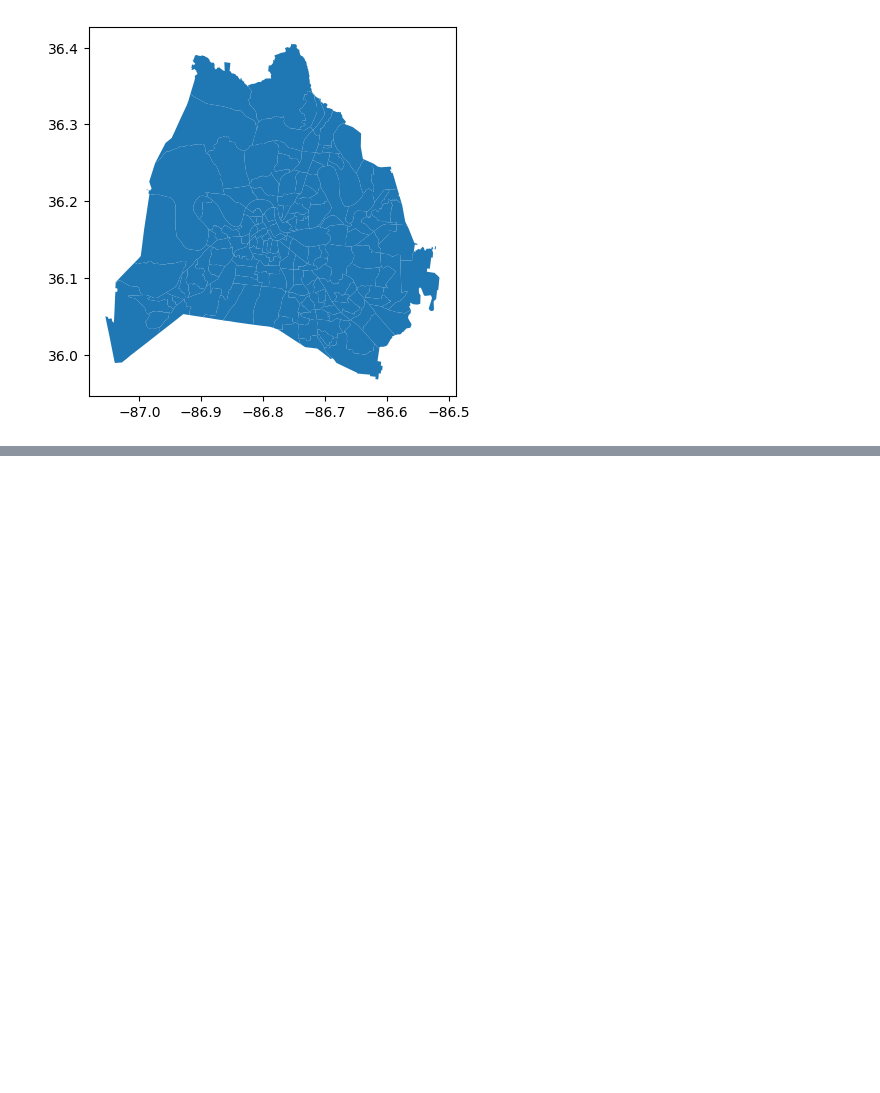
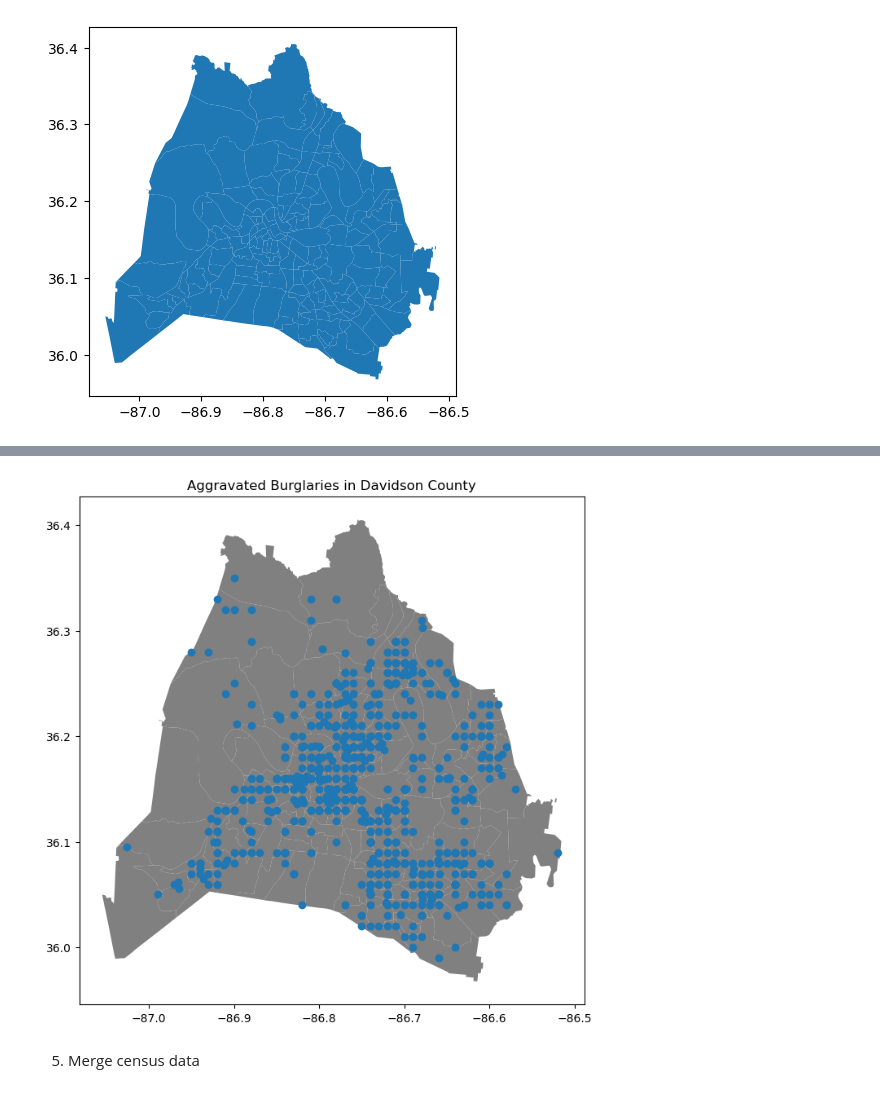
Before and after one commit to nss-data-science-cohort-6/api_project-malted_milk_balls, a Jupyter notebook: api_data_gathering.ipynb, the cells around one changed output, grey strips where cells are left out. Drawn from its saved outputs; the diff is of its cells as text; code cells hidden in the pictures; blank space fills up the shorter version.

```diff
--- a/api_data_gathering.ipynb
+++ b/api_data_gathering.ipynb
@@ -61,0 +100,4 @@ agg_burglary_data_df[['lat', 'lng']] = (
+# %%
+
+burgs_by_tract = gpd.sjoin(burglary_geo, davidson_county, predicate='within')
+burgs_by_tract.head()
@@ -61,0 +112,3 @@ agg_burglary_data_df[['lat', 'lng']] = (
+# %%
+#Drop duplicate incidents of the same number, could be multiple victims for one burglary
+burgs_by_tract = burgs_by_tract.drop_duplicates(subset=['incident_number'], keep='first')
@@ -61,0 +133,8 @@ agg_burglary_data_df[['lat', 'lng']] = (
+# %%
+ax = davidson_county.plot(figsize = (8, 10), color = 'gray')
+burgs_by_tract.plot( ax = ax);
+ax.set_title('Aggravated Burglaries in Davidson County');
+# %% [output]
+[figure, added]
+# %% [markdown]
+5. Merge census data
```
Also changed, not shown: parts of 30 cells of this notebook.
